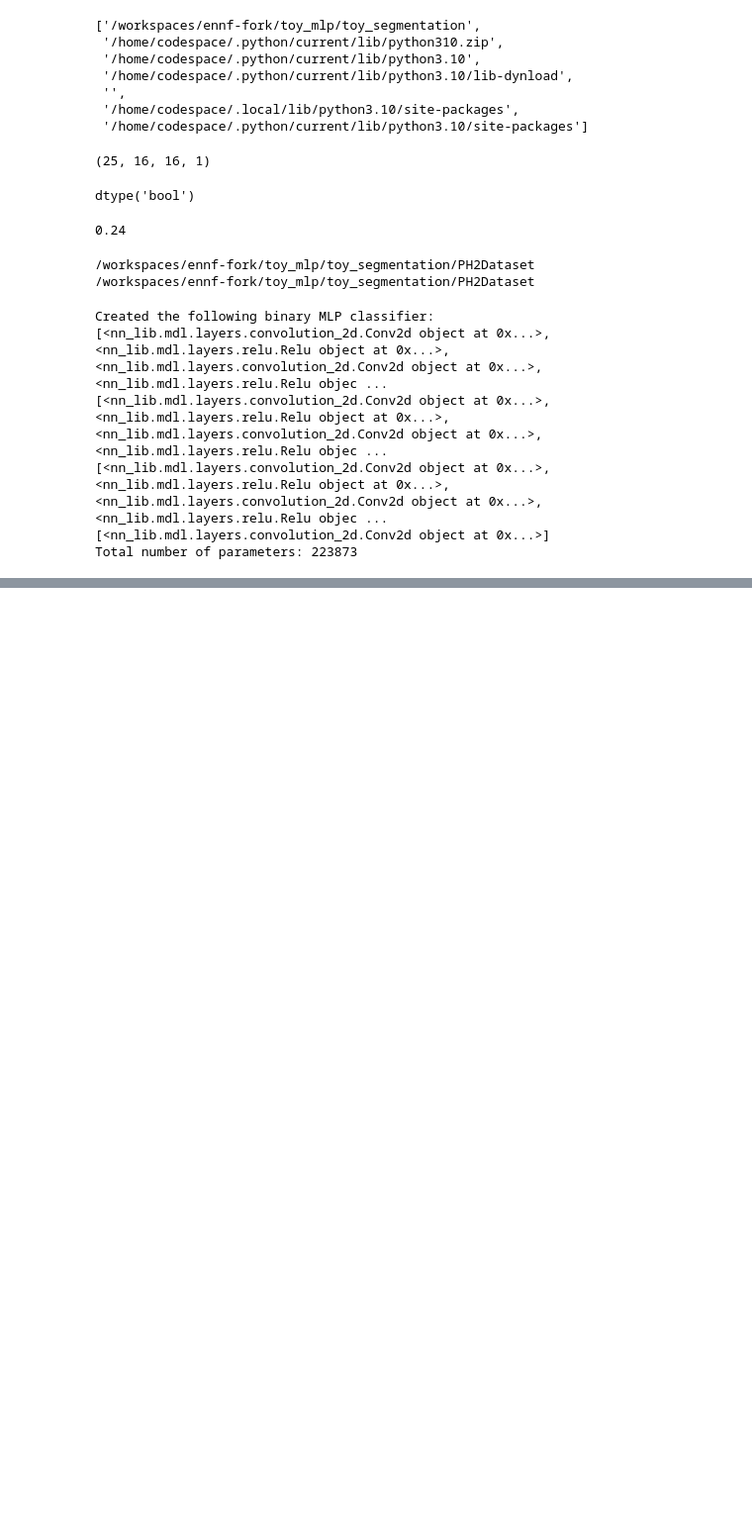
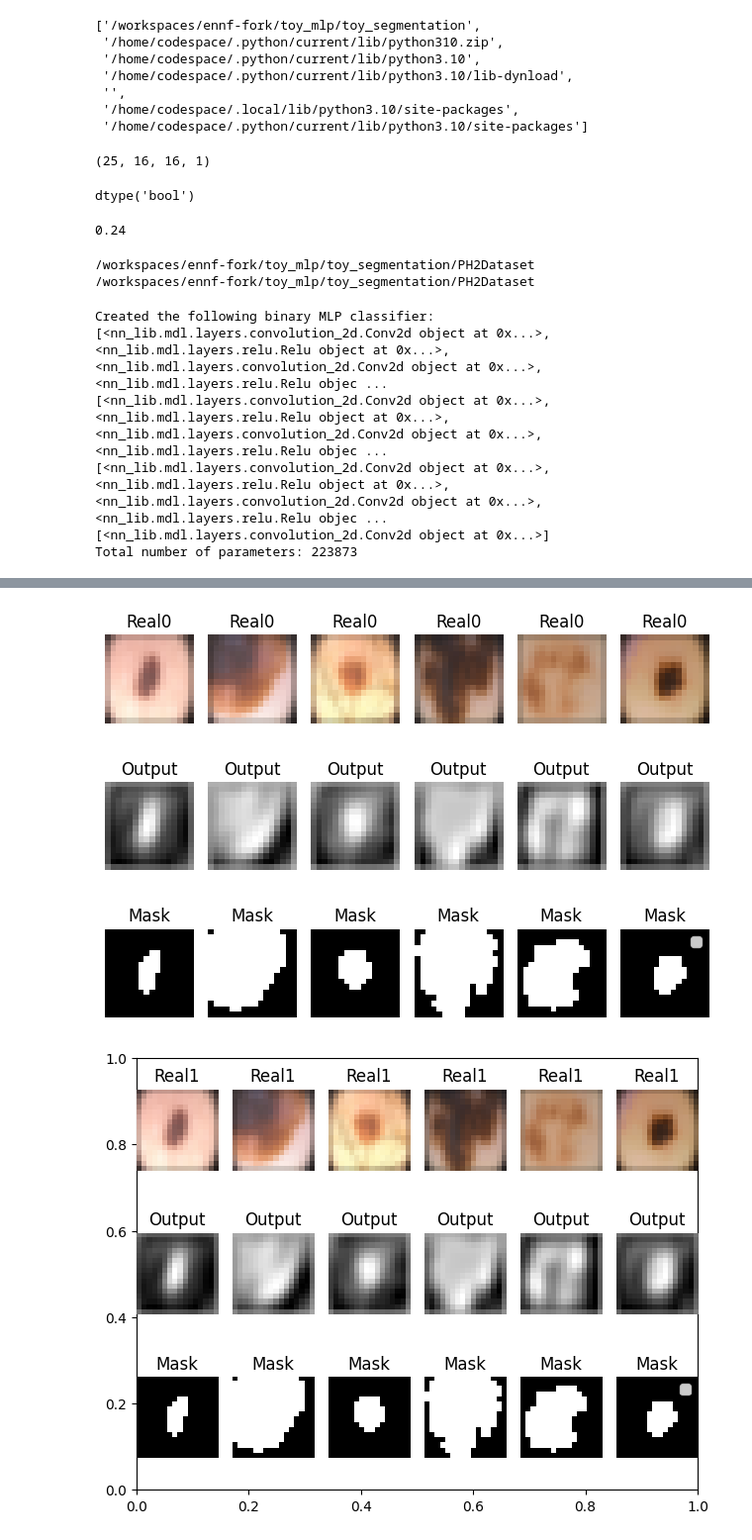
Before and after one commit to ch1cly/ennf-fork, a Jupyter notebook: toy_mlp/toy_segmentation/unet.ipynb, the cells around one changed output, grey strips where cells are left out. Shown at 99% size. Cells and saved outputs as stored; diff of their text form; code cells hidden in the pictures; blank space fills up the shorter version.

```diff
--- a/toy_mlp/toy_segmentation/unet.ipynb
+++ b/toy_mlp/toy_segmentation/unet.ipynb
@@ -90,0 +112,5 @@ model_trainer.train(1)
+# %%
+model_trainer.train(3)
+# %% [output]
+[figure, added]
+[figure, added]
```
Also changed, not shown: parts of 14 cells of this notebook.
